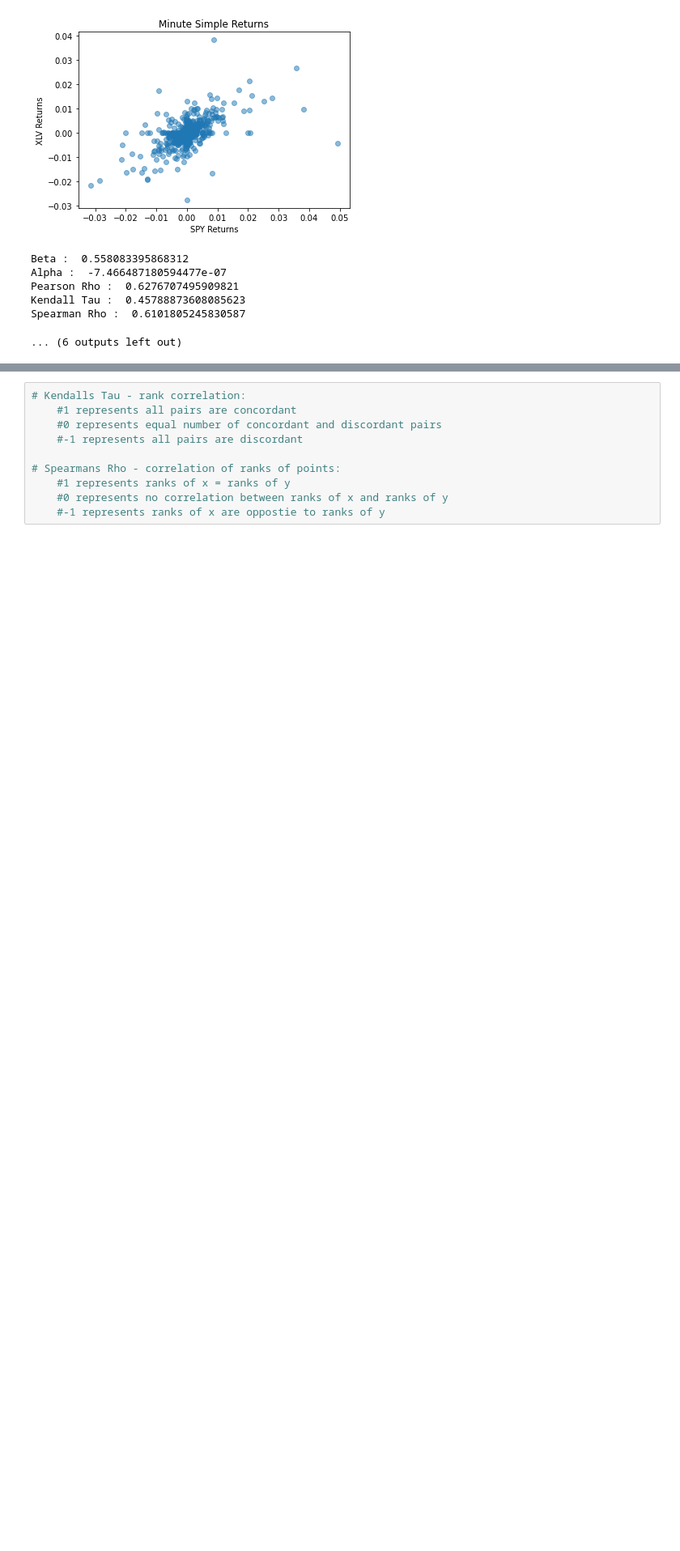
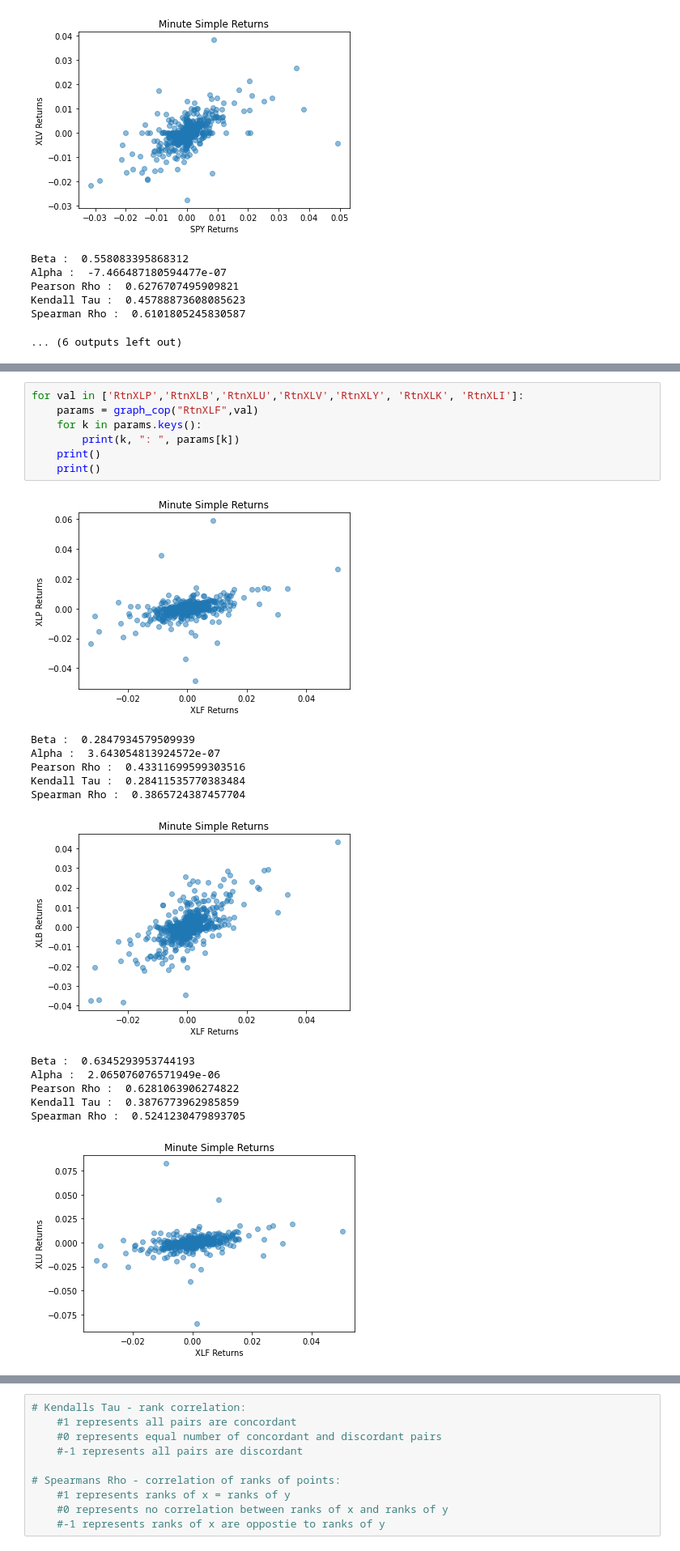
Before and after one commit to ravipatel2000/FE-800-Robo-Risk-Copula, a Jupyter notebook: Copula_Min.ipynb, the cells around one changed output, grey strips where cells are left out. Shown: that part at 81% size. Saved outputs shown, nothing was run; the diff lists cells and outputs as text; blank space fills up the shorter version.

```diff
--- a/Copula_Min.ipynb
+++ b/Copula_Min.ipynb
@@ -102,0 +162,21 @@ Spearman Rho :  0.6101805245830587
+# %%
+for val in ['RtnXLP','RtnXLB','RtnXLU','RtnXLV','RtnXLY', 'RtnXLK', 'RtnXLI']:
+    params = graph_cop("RtnXLF",val)
+    for k in params.keys():
+        print(k, ": ", params[k])
+    print()
+    print()
+# %% [output]
+[figure, added]
+Beta :  0.2847934579509939
+Alpha :  3.643054813924572e-07
+Pearson Rho :  0.43311699599303516
+Kendall Tau :  0.28411535770383484
+Spearman Rho :  0.3865724387457704
+[figure, added]
+Beta :  0.6345293953744193
+Alpha :  2.065076076571949e-06
+Pearson Rho :  0.6281063906274822
+Kendall Tau :  0.3876773962985859
+Spearman Rho :  0.5241230479893705
+[figure, added]
```
Also changed, not shown: parts of 10 cells of this notebook, 1 other file.
